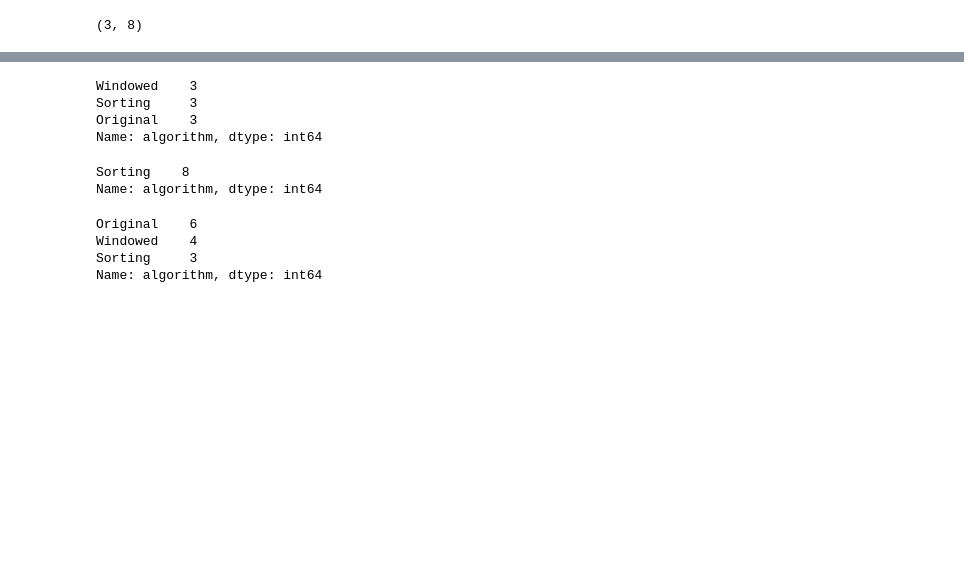
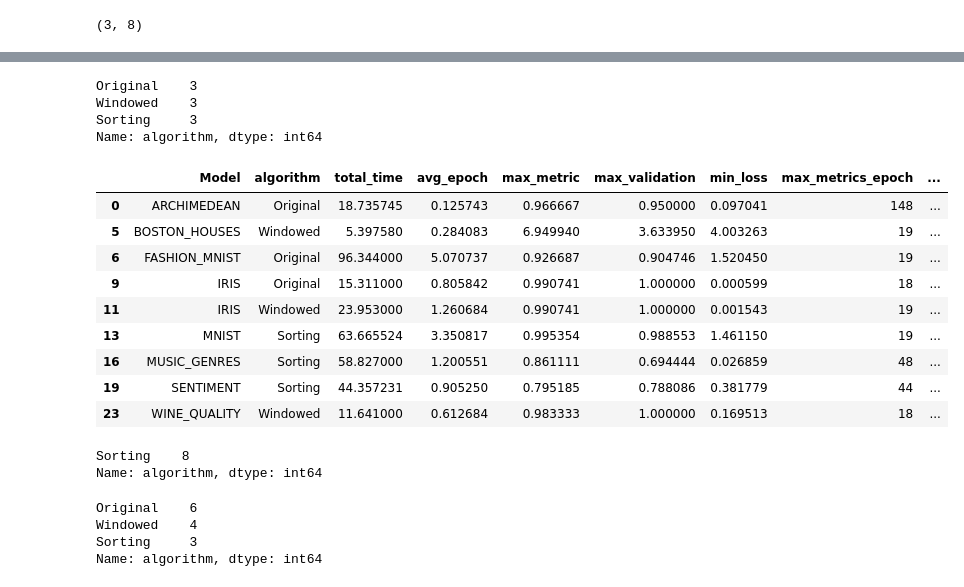
Before and after one commit to Imetomi/Deep-Learning-Shuffle-Algorithm, a Jupyter notebook: Visualizer.ipynb, the cells around one changed output, grey strips where cells are left out. Drawn from its saved outputs; the diff is of its cells as text; code cells hidden in the pictures; blank space fills up the shorter version.

```diff
--- a/Visualizer.ipynb
+++ b/Visualizer.ipynb
@@ -127,11 +127,22 @@ results
 # %%
 # best metrics
-results[results.groupby('Model')['max_metric'].transform(max) == results['max_metric']]['algorithm'].value_counts()
+print(results[results.groupby('Model')['max_metric'].transform(max) == results['max_metric']]['algorithm'].value_counts())
+results[results.groupby('Model')['max_metric'].transform(max) == results['max_metric']]
 # %% [output]
+Original    3
 Windowed    3
 Sorting     3
-Original    3
 Name: algorithm, dtype: int64
+|  | Model | algorithm | total_time | avg_epoch | max_metric | max_validation | min_loss | max_metrics_epoch | ... |
+| 0 | ARCHIMEDEAN | Original | 18.735745 | 0.125743 | 0.966667 | 0.950000 | 0.097041 | 148 | ... |
+| 5 | BOSTON_HOUSES | Windowed | 5.397580 | 0.284083 | 6.949940 | 3.633950 | 4.003263 | 19 | ... |
+| 6 | FASHION_MNIST | Original | 96.344000 | 5.070737 | 0.926687 | 0.904746 | 1.520450 | 19 | ... |
+| 9 | IRIS | Original | 15.311000 | 0.805842 | 0.990741 | 1.000000 | 0.000599 | 18 | ... |
+| 11 | IRIS | Windowed | 23.953000 | 1.260684 | 0.990741 | 1.000000 | 0.001543 | 19 | ... |
+| 13 | MNIST | Sorting | 63.665524 | 3.350817 | 0.995354 | 0.988553 | 1.461150 | 19 | ... |
+| 16 | MUSIC_GENRES | Sorting | 58.827000 | 1.200551 | 0.861111 | 0.694444 | 0.026859 | 48 | ... |
+| 19 | SENTIMENT | Sorting | 44.357231 | 0.905250 | 0.795185 | 0.788086 | 0.381779 | 44 | ... |
+| 23 | WINE_QUALITY | Windowed | 11.641000 | 0.612684 | 0.983333 | 1.000000 | 0.169513 | 18 | ... |
 # %%
 # best loss
 results[results.groupby('Model')['min_loss'].transform(min) == results['min_loss']]['algorithm'].value_counts()
```
Also changed, not shown: parts of 6 cells of this notebook, 1 other file.
